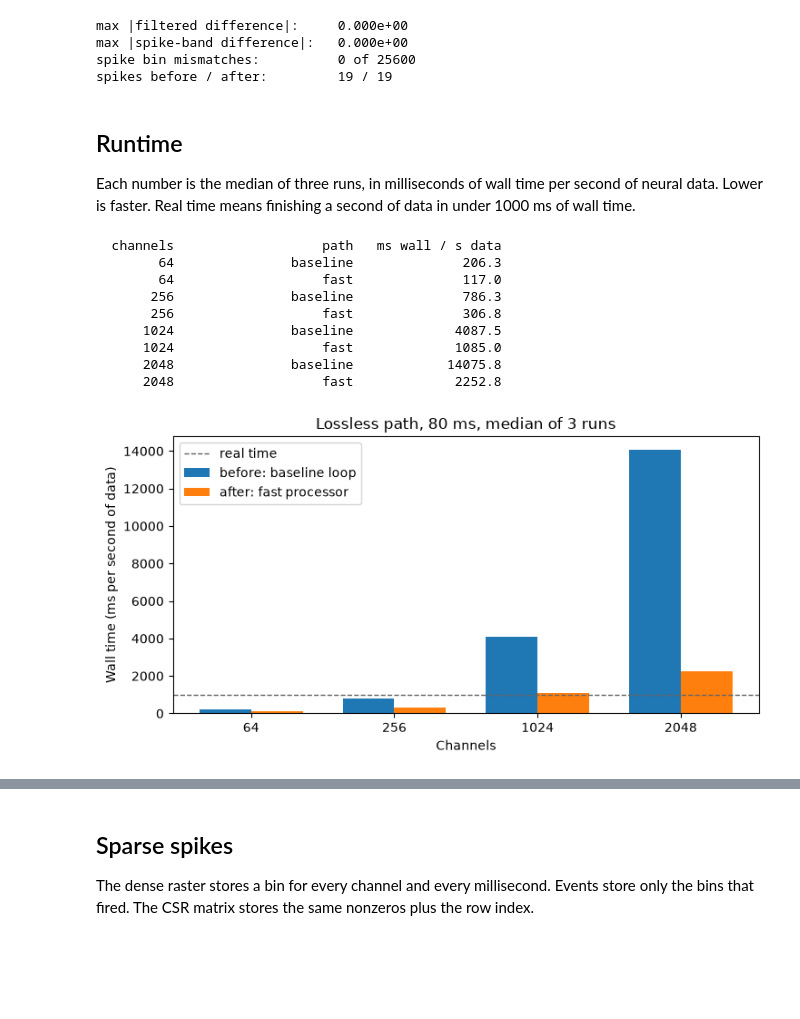
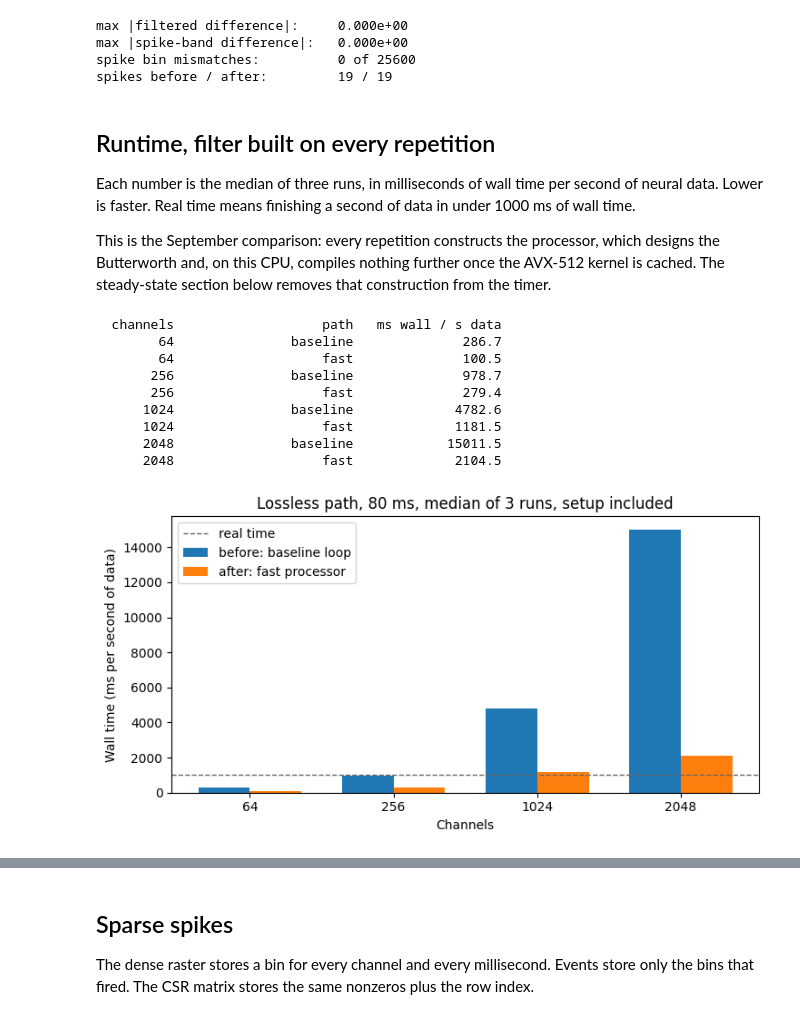
Before and after one commit to bsrihan/neurostream, a Jupyter notebook: notebooks/09-21_optimizations.ipynb, the cells around one changed output, grey strips where cells are left out. Cells and saved outputs as stored; diff of their text form; code cells hidden in the pictures; blank space fills up the shorter version.

```diff
--- a/notebooks/09-21_optimizations.ipynb
+++ b/notebooks/09-21_optimizations.ipynb
@@ -88,12 +145,13 @@ def run_baseline(raw, reref_params, thresholds):
     return filtered, spikes, spike_band
 
 
-N_CHANNELS = 128
-N_MS = 200
-raw, reref_params, thresholds, groups = make_recording(N_CHANNELS, N_MS)
-before_filtered, before_spikes, before_sbp = quiet(
-    lambda: run_baseline(raw, reref_params, thresholds)
-)
+with Section("before: baseline loop"):
+    N_CHANNELS = 128
+    N_MS = 200
+    raw, reref_params, thresholds, groups = make_recording(N_CHANNELS, N_MS)
+    before_filtered, before_spikes, before_sbp = quiet(
+        lambda: run_baseline(raw, reref_params, thresholds)
+    )
 print(f"before: {before_spikes.shape[0]} channels, {before_spikes.shape[1]} ms, {int(before_spikes.sum())} spikes")
 # %% [output]
 before: 128 channels, 200 ms, 19 spikes
@@ -118,12 +176,14 @@ def run_optimized(raw, reref_params, thresholds, groups, **kwargs):
         sample_rate=SAMPLE_RATE,
         **defaults,
     ) as processor:
-        return processor.process_recording(raw)
+        return processor, processor.process_recording(raw)
 
 
-after = quiet(lambda: run_optimized(raw, reref_params, thresholds, groups))
+with Section("after: optimized recording"):
+    processor, after = quiet(lambda: run_optimized(raw, reref_params, thresholds, groups))
 print(f"after:  {after.spikes.shape[0]} channels, {after.spikes.shape[1]} ms, {int(after.spikes.sum())} spikes")
 print(f"events: {after.spike_events.shape[0]}")
+print(f"forward filter: {processor.forward_impl}")
 # %% [output]
 after:  128 channels, 200 ms, 19 spikes
 events: 19
@@ -145,66 +207,69 @@ max |spike-band difference|:   0.000e+00
 spike bin mismatches:          0 of 25600
 spikes before / after:         19 / 19
 # %% [markdown]
-## Runtime
+## Runtime, filter built on every repetition
 
 Each number is the median of three runs, in milliseconds of wall time per second of neural data. Lower is faster. Real time means finishing a second of data in under 1000 ms of wall time.
+
+This is the September comparison: every repetition constructs the processor, which designs the Butterworth and, on this CPU, compiles nothing further once the AVX-512 kernel is cached. The steady-state section below removes that construction from the timer.
 # %%
 def median_ms_per_second(fn, neural_seconds, repeats=3):
     samples = []
     for _ in range(repeats):
         t0 = time.perf_counter()
         quiet(fn)
         samples.append((time.perf_counter() - t0) / neural_seconds * 1000.0)
     return float(np.median(samples))
 
 
-timing_ms = 80
-timing_rows = []
-for n_channels in (64, 256, 1024, 2048):
-    data, params, thr, group_list = make_recording(n_channels, timing_ms, seed=1)
-    neural_seconds = timing_ms / 1000.0
-    before_cost = median_ms_per_second(
-        lambda data=data, params=params, thr=thr: run_baseline(data, params, thr),
-        neural_seconds,
-    )
-    after_cost = median_ms_per_second(
-        lambda data=data, params=params, thr=thr, group_list=group_list: run_optimized(
-            data, params, thr, group_list
-        ),
-        neural_seconds,
-    )
-    timing_rows.append((n_channels, "baseline", before_cost))
-    timing_rows.append((n_channels, "fast", after_cost))
+with Section("runtime including filter setup"):
+    timing_ms = 80
+    timing_rows = []
+    for n_channels in (64, 256, 1024, 2048):
+        data, params, thr, group_list = make_recording(n_channels, timing_ms, seed=1)
+        neural_seconds = timing_ms / 1000.0
+        before_cost = median_ms_per_second(
+            lambda data=data, params=params, thr=thr: run_baseline(data, params, thr),
+            neural_seconds,
+        )
+        after_cost = median_ms_per_second(
+            lambda data=data, params=params, thr=thr, group_list=group_list: run_optimized(
+                data, params, thr, group_list
+            )[1],
+            neural_seconds,
+        )
+        timing_rows.append((n_channels, "baseline", before_cost))
+        timing_rows.append((n_channels, "fast", after_cost))
 
 print(f"{'channels':>10} {'path':>22} {'ms wall / s data':>18}")
 for n_channels, path, cost in timing_rows:
     print(f"{n_channels:10d} {path:>22} {cost:18.1f}")
 
 labels = ["64", "256", "1024", "2048"]
 before_bars = [row[2] for row in timing_rows if row[1] == "baseline"]
 after_bars = [row[2] for row in timing_rows if row[1] == "fast"]
 x = np.arange(len(labels))
 width = 0.36
 fig, ax = plt.subplots(figsize=(7.5, 4))
 ax.bar(x - width / 2, before_bars, width, label="before: baseline loop")
 ax.bar(x + width / 2, after_bars, width, label="after: fast processor")
 ax.axhline(1000, color="0.4", linestyle="--", linewidth=1, label="real time")
 ax.set_xticks(x)
 ax.set_xticklabels(labels)
 ax.set_xlabel("Channels")
 ax.set_ylabel("Wall time (ms per second of data)")
-ax.set_title("Lossless path, 80 ms, median of 3 runs")
+ax.set_title("Lossless path, 80 ms, median of 3 runs, setup included")
 ax.legend()
 fig.tight_layout()
 plt.show()
 # %% [output]
   channels                   path   ms wall / s data
-        64               baseline              206.3
-        64                   fast              117.0
-       256               baseline              786.3
-       256                   fast              306.8
-      1024               baseline             4087.5
-      1024                   fast             1085.0
-      2048               baseline            14075.8
-      2048                   fast             2252.8
+        64               baseline              286.7
+        64                   fast              100.5
+       256               baseline              978.7
+       256                   fast              279.4
+      1024               baseline             4782.6
+      1024                   fast             1181.5
+      2048               baseline            15011.5
+      2048                   fast             2104.5
-[figure, old version]
+[figure, new version]
```
Also changed, not shown: parts of 18 cells of this notebook, 7 other files.
